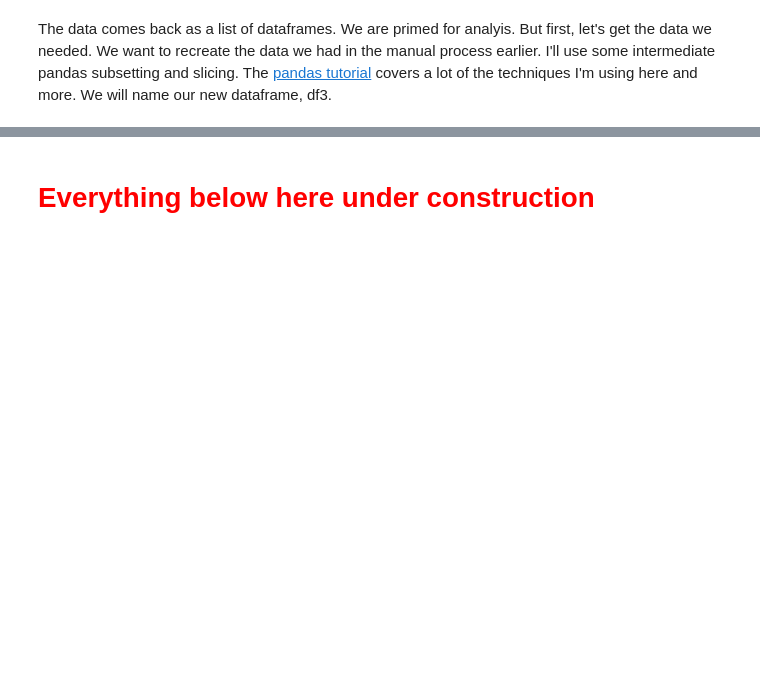
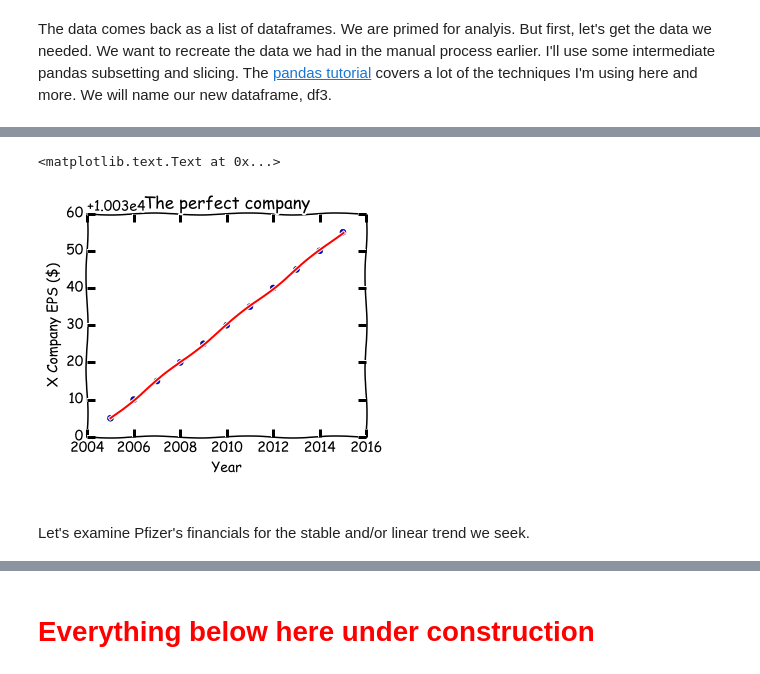
Before and after one commit to linwoodc3/LC3-Creations, a Jupyter notebook: notebooks/securityanalysis/opensourcetool_securityanalsys_pfizer.ipynb, the cells around one changed output, grey strips where cells are left out. Saved outputs shown, nothing was run; the diff lists cells and outputs as text; code cells hidden in the pictures; blank space fills up the shorter version.

```diff
--- a/notebooks/securityanalysis/opensourcetool_securityanalsys_pfizer.ipynb
+++ b/notebooks/securityanalysis/opensourcetool_securityanalsys_pfizer.ipynb
@@ -272,0 +280,21 @@ df3; # remove the semicolon to see the output
+# %%
+# Here is an example of the perfect linear relationship; we want our company's financials to plot like this..perfect world
+# create some fake sample data
+x = np.arange(2005,2016,1)
+y = 5*x + 10
+
+# fit with np.polyfit
+m, b = np.polyfit(x, y, 1)
+
+plt.figure(figsize=(5,4))
+plt.plot(x, y, 'o')
+plt.plot(x, m*x + b, '-')
+plt.title('The perfect company')
+plt.xlabel('Year')
+plt.ylabel('X Company EPS ($)')
+# %% [output]
+<matplotlib.text.Text at 0x...>
+[figure, added]
+# %% [markdown]
+<br>
+Let's examine Pfizer's financials for the stable and/or linear trend we seek.
```
Also changed, not shown: parts of 28 cells of this notebook.
